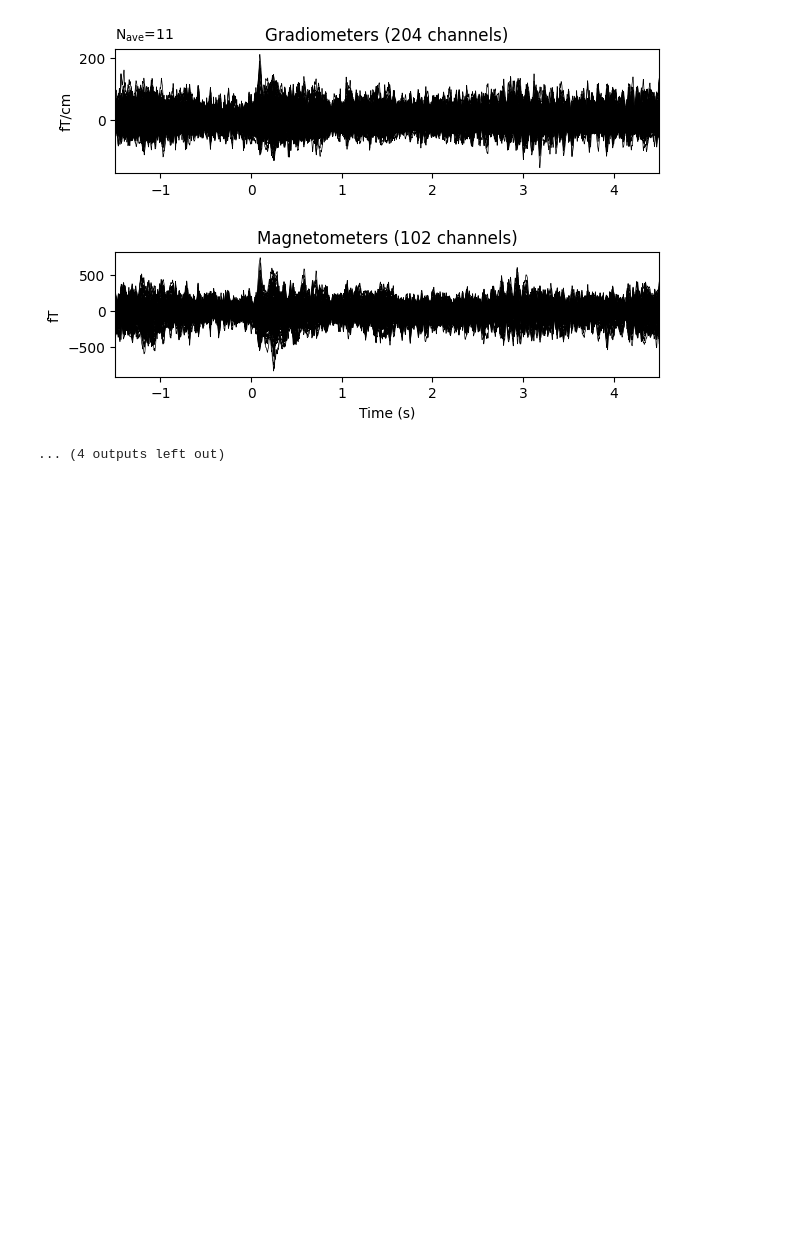
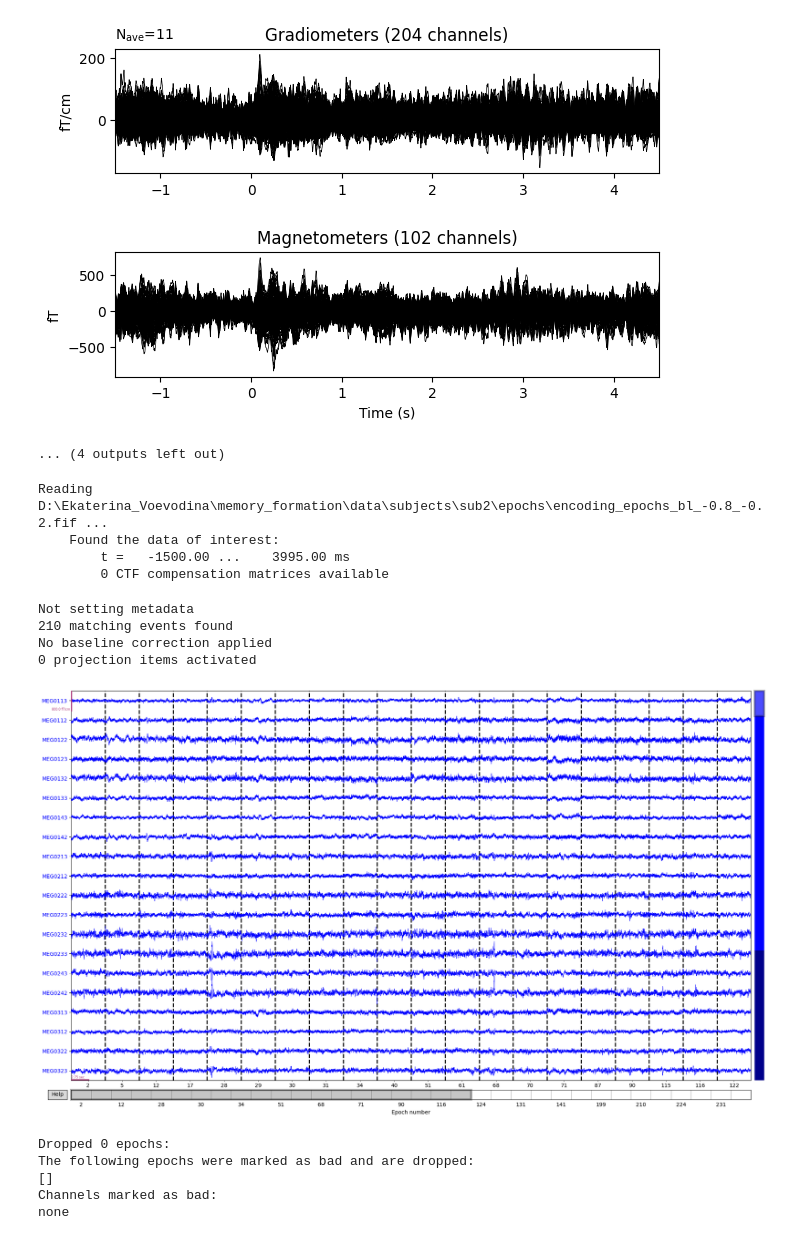
Before and after one commit to bonokat/memory_formation, a Jupyter notebook: dirty_field/epoching.ipynb, the cells around one changed output. Drawn from its saved outputs; the diff is of its cells as text; code cells hidden in the pictures; blank space fills up the shorter version.

Commit message:
working on epoching and time-freq

```diff
--- a/dirty_field/epoching.ipynb
+++ b/dirty_field/epoching.ipynb
@@ -464,3 +464,23 @@ enc/neg/hits/notsure
 enc/neg/miss/sure
 [figure]
 ... (4 outputs left out)
+# %%
+%matplotlib qt
+path = 'D:\Ekaterina_Voevodina\memory_formation\data\subjects\sub2\epochs\encoding_epochs_bl_-0.8_-0.2.fif'
+epochs = mne.read_epochs(path)
+epochs['miss/neg'].plot()
+# %% [output]
+Reading D:\Ekaterina_Voevodina\memory_formation\data\subjects\sub2\epochs\encoding_epochs_bl_-0.8_-0.2.fif ...
+    Found the data of interest:
+        t =   -1500.00 ...    3995.00 ms
+        0 CTF compensation matrices available
+Not setting metadata
+210 matching events found
+No baseline correction applied
+0 projection items activated
+[figure, added]
+Dropped 0 epochs:
+The following epochs were marked as bad and are dropped:
+[]
+Channels marked as bad:
+none
```
Also changed, not shown: 9 other files.
